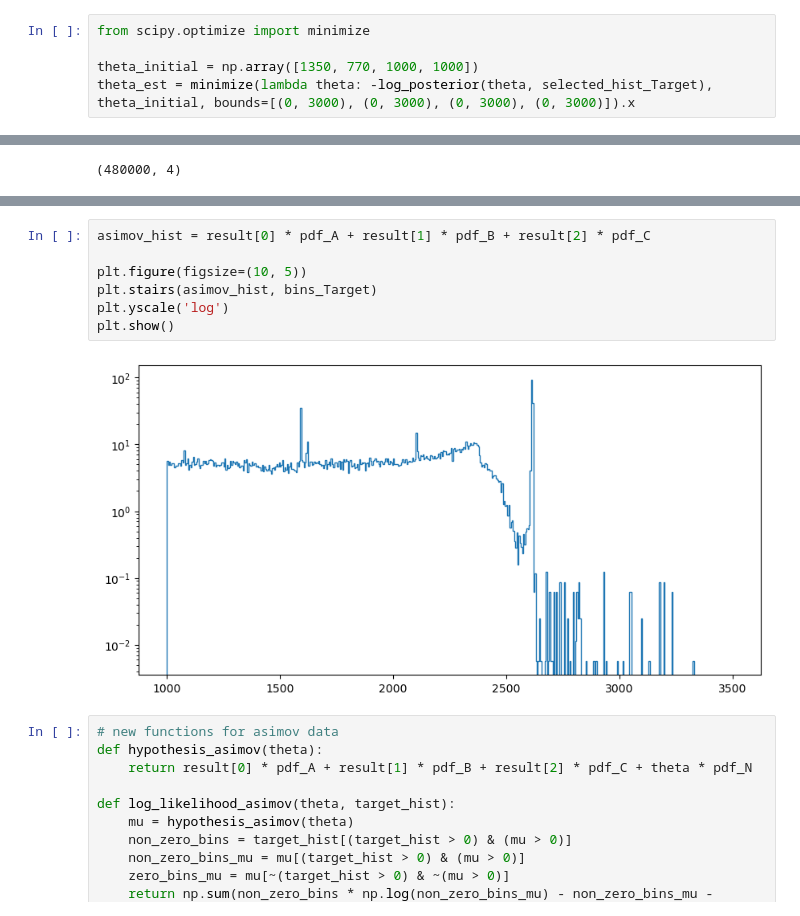
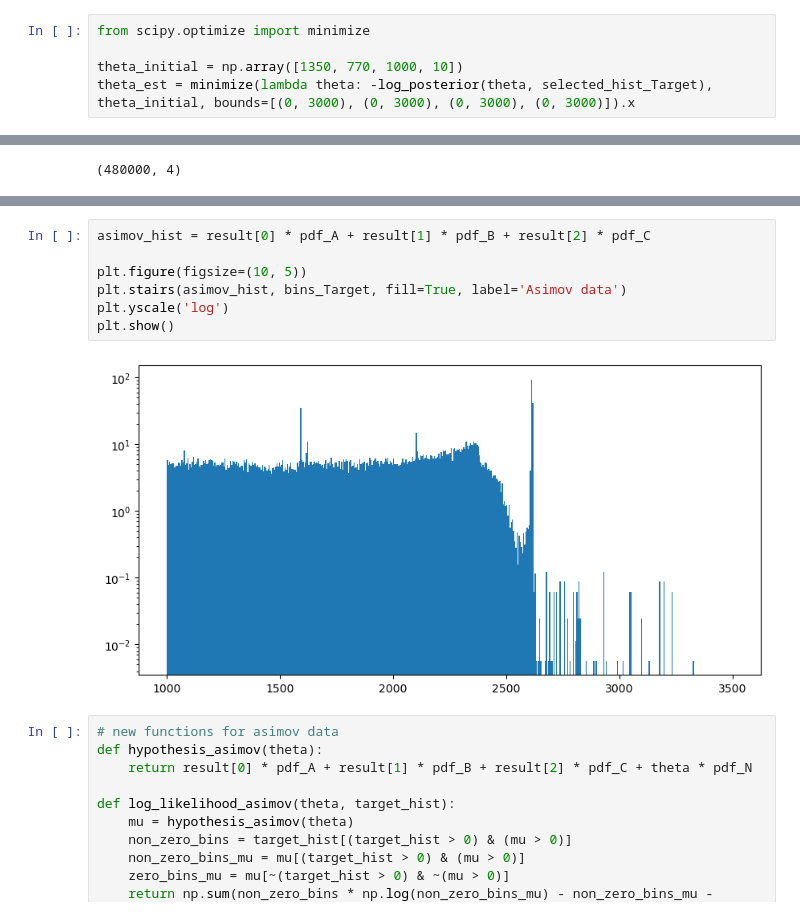
Before and after one commit to bucket420/dsc291-final, a Jupyter notebook: analysis.ipynb, the cells around one changed output, grey strips where cells are left out. Cells and saved outputs as stored; diff of their text form.

```diff
--- a/analysis.ipynb
+++ b/analysis.ipynb
@@ -274,7 +305,7 @@ theta_max = 3000
 # %%
 from scipy.optimize import minimize
 
-theta_initial = np.array([1350, 770, 1000, 1000])
+theta_initial = np.array([1350, 770, 1000, 10])
 theta_est = minimize(lambda theta: -log_posterior(theta, selected_hist_Target), theta_initial, bounds=[(0, 3000), (0, 3000), (0, 3000), (0, 3000)]).x
 # %%
 plt.figure(figsize=(10, 5))
@@ -395,12 +431,12 @@ plt.xlim(0, 25)
 # %%
 asimov_hist = result[0] * pdf_A + result[1] * pdf_B + result[2] * pdf_C
 
 plt.figure(figsize=(10, 5))
-plt.stairs(asimov_hist, bins_Target)
+plt.stairs(asimov_hist, bins_Target, fill=True, label='Asimov data')
 plt.yscale('log')
 plt.show()
 # %% [output]
-[figure, old version]
+[figure, new version]
 # %%
 # new functions for asimov data
 def hypothesis_asimov(theta):
```
Also changed, not shown: parts of 22 cells of this notebook.
